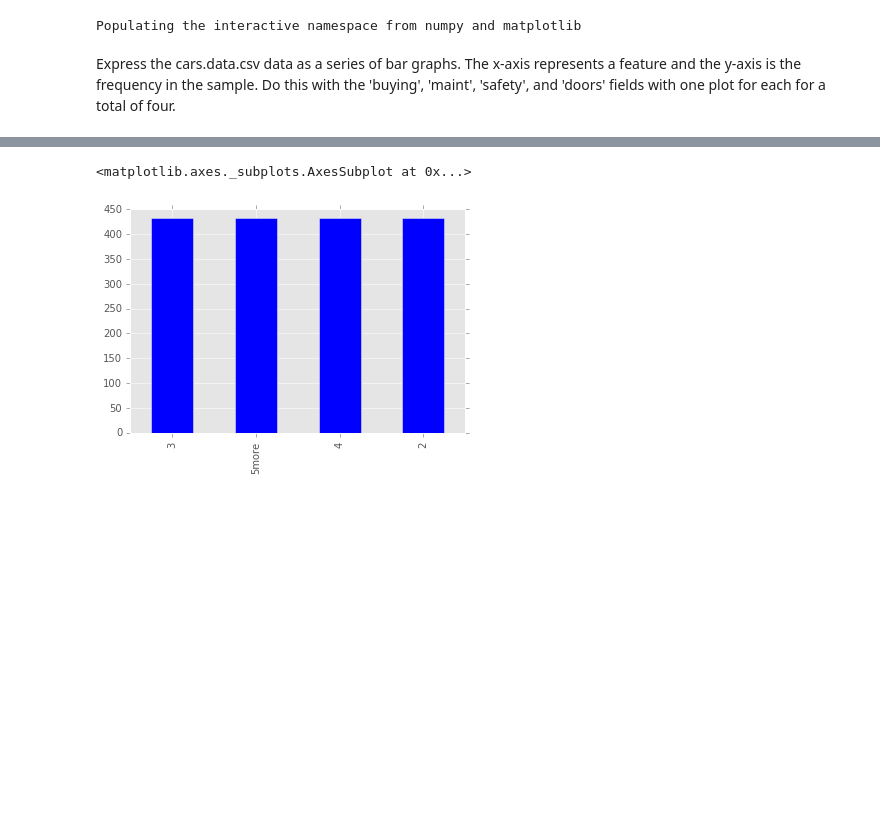
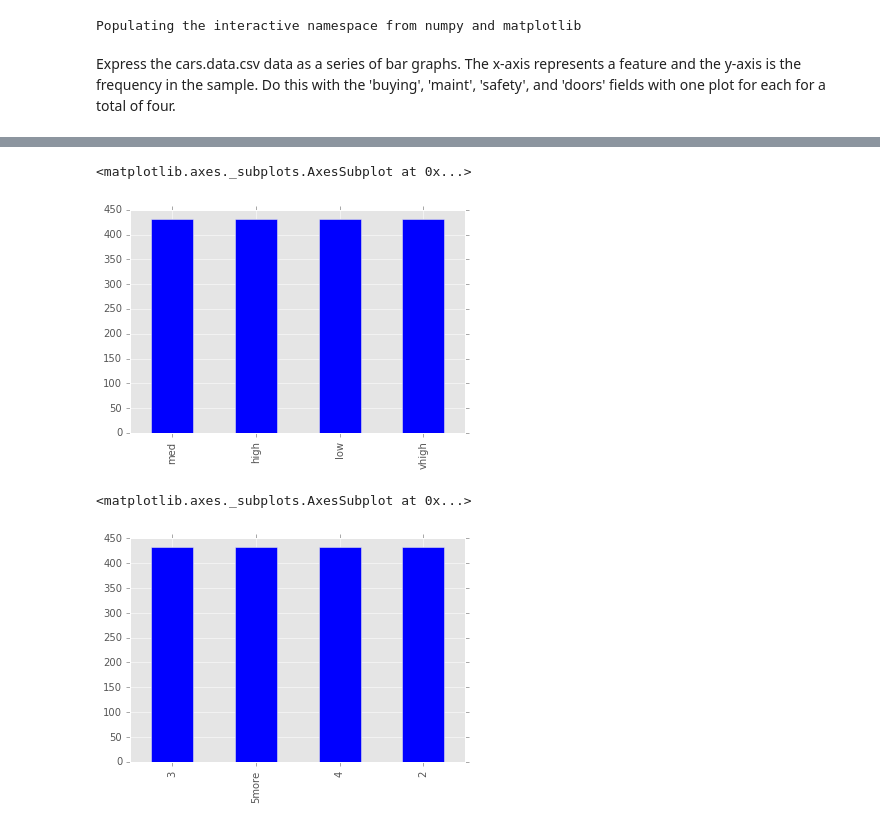
Before and after one commit to jhamski/IS602-Assignments-Fall2015, a Jupyter notebook: IS602_Assignment_10/IS602--Assignment-10--James Hamski.ipynb, the cells around one changed output, grey strips where cells are left out. Cells and saved outputs as stored; diff of their text form; code cells hidden in the pictures; blank space fills up the shorter version.

```diff
--- a/IS602_Assignment_10/IS602--Assignment-10--James Hamski.ipynb
+++ b/IS602_Assignment_10/IS602--Assignment-10--James Hamski.ipynb
@@ -44,3 +35,8 @@ Name: doors, dtype: int64
+# %%
+maint.plot.bar()
+# %% [output]
+<matplotlib.axes._subplots.AxesSubplot at 0x...>
+[figure, added]
 # %%
 doors.plot.bar()
 # %% [output]
```
Also changed, not shown: parts of 6 cells of this notebook.
